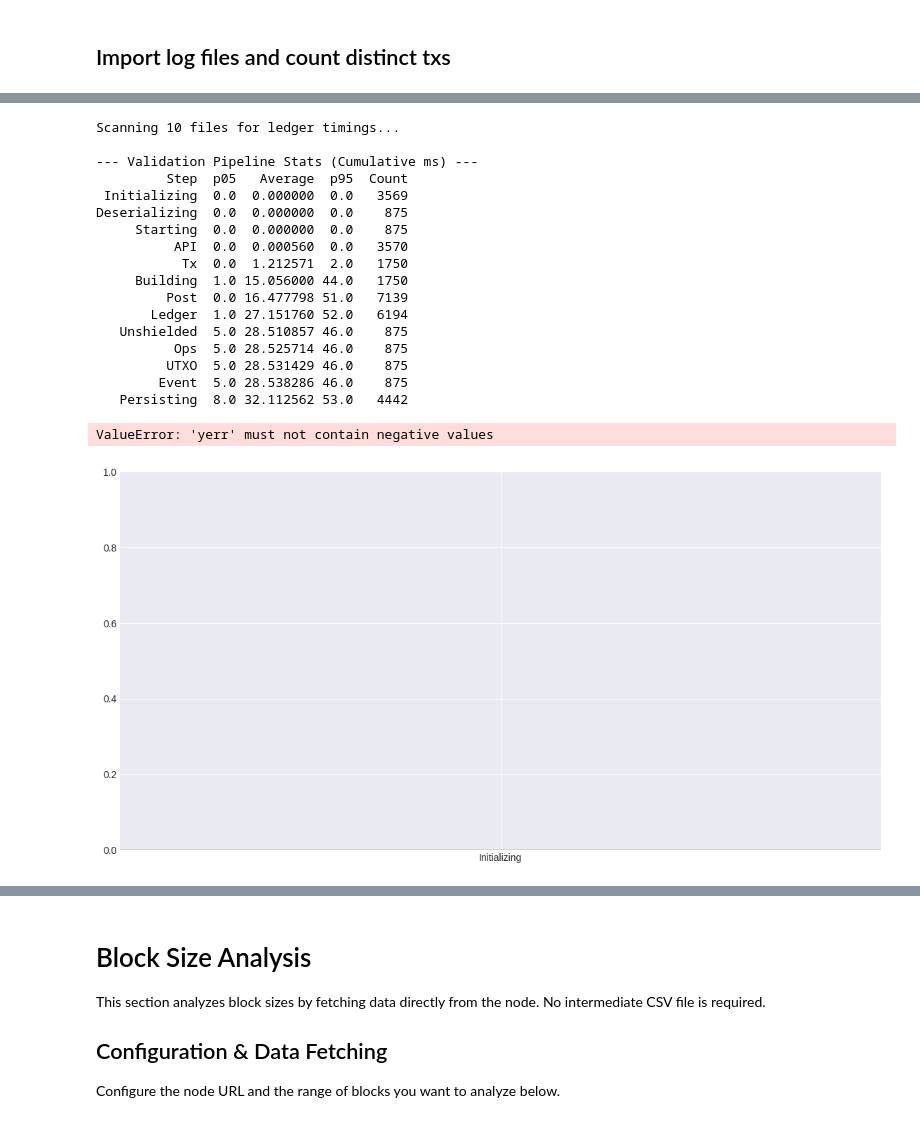
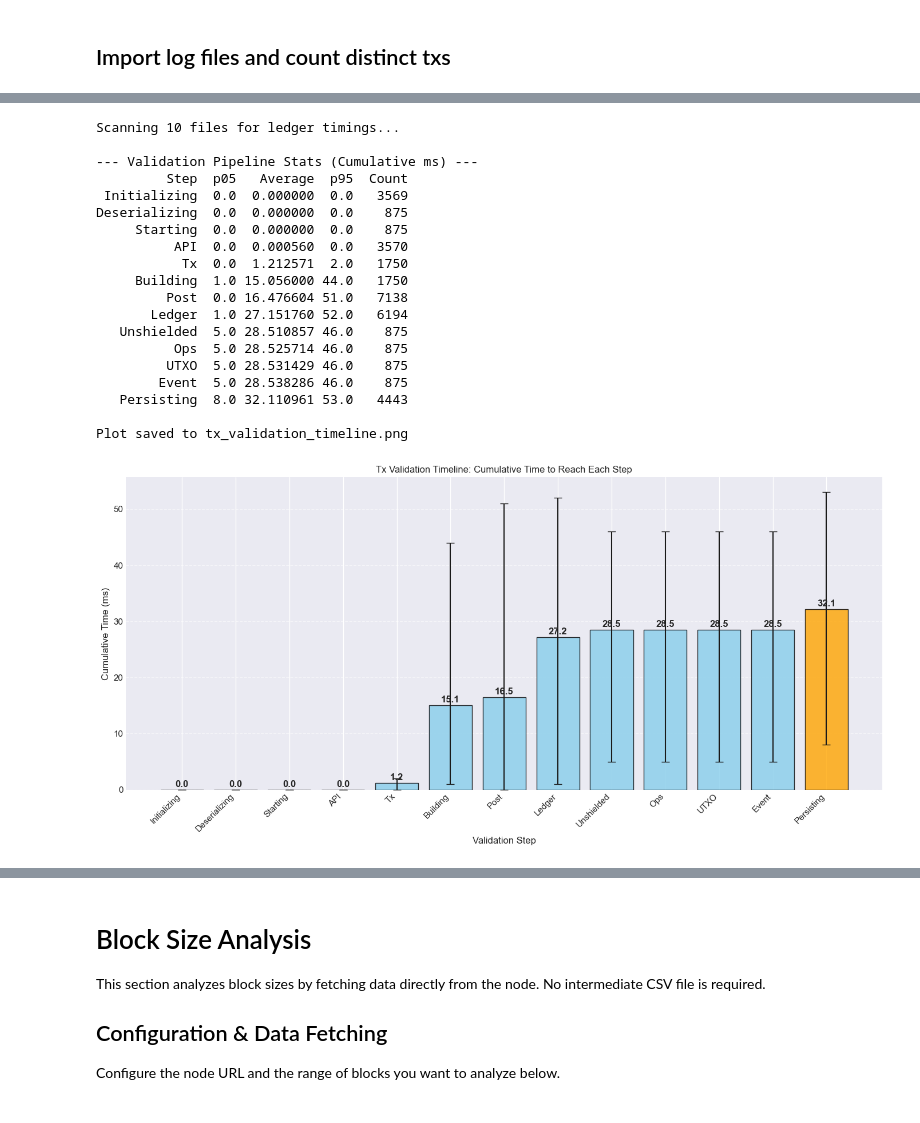
Before and after one commit to midnightntwrk/partner-chains, a Jupyter notebook: e2e-tests/utils/benchmarks/jupyter/analyze_tx_logs.ipynb, the cells around one changed output, grey strips where cells are left out. Cells and saved outputs as stored; diff of their text form; code cells hidden in the pictures.

Commit message:
benchmarking: fixed some scripts

```diff
--- a/e2e-tests/utils/benchmarks/jupyter/analyze_tx_logs.ipynb
+++ b/e2e-tests/utils/benchmarks/jupyter/analyze_tx_logs.ipynb
@@ -38,7 +38,7 @@ larrys_time_range = '{"from":"2026-01-28 13:30:00","to":"2026-01-28 14:15:00"}'
 
 
 TIME_RANGE = larrys_time_range
-BASE_PATH = '/home/christos/IOHK/repos/partner-chains/e2e-tests/utils/benchmarks/logs'
+BASE_PATH = '/Users/larry/Project/iohk/partner-chains/e2e-tests/utils/benchmarks/logs'
 
 # Parse date values
 time_data = json.loads(TIME_RANGE)
@@ -639,19 +639,6 @@ print(f"Max TXs in Single Block:     {MAX_TXS_IN_SINGLE_BLOCK}")
 print(f"Max Mempool Depth:           {MAX_MEMPOOL_DEPTH} txs")
 print(f"Avg Mempool Depth:           {AVG_MEMPOOL_DEPTH:.1f} txs")
 print("=" * 50)
-
-print("\n" + "=" * 50)
-print("PER-NODE MEMPOOL STATISTICS")
-print("=" * 50)
-
-for node, depths in NODE_DEPTHS.items():
-    if depths:
-        print(f"\n{node.upper()} Node:")
-        print(f"  Max mempool depth: {max(depths)}")
-        print(f"  Avg mempool depth: {np.mean(depths):.2f}")
-        print(f"  Min mempool depth: {min(depths)}")
-        print(f"  Sample count: {len(depths)}")
-print("=" * 50)
 # %% [output]
 2. Scanning Block Producers for Active Window (Non-empty blocks)...
 BLOCK    | USER TXS   | CREATED AT                 | FINALIZED AT
@@ -934,8 +921,8 @@ def plot_validation_timeline(df):
     final_step_idx = df['Average'].idxmax()
 
     # Error bars (relative to the average)
-    yerr_lower = averages - df['p05']
-    yerr_upper = df['p95'] - averages
+    yerr_lower = (averages - df['p05']).clip(lower=0)
+    yerr_upper = (df['p95'] - averages).clip(lower=0)
     error_bars = [yerr_lower, yerr_upper]
 
     plt.figure(figsize=(14, 7))
@@ -979,37 +966,38 @@ stats_df = calculate_statistics(raw_data)
 if not stats_df.empty:
     print("\n--- Validation Pipeline Stats (Cumulative ms) ---")
     # Display table
     print(stats_df[['Step', 'p05', 'Average', 'p95', 'Count']].to_string(index=False))
 
     # Print the specific "Total" the user requested
     total_row = stats_df[stats_df['Step'].str.contains("integrity ok", case=False)]
     if not total_row.empty:
         avg_total = total_row['Average'].values[0]
         print(f"\n✅ TOTAL VALIDATION TIME (Avg): {avg_total:.2f} ms")
 
     plot_validation_timeline(stats_df)
 else:
     print("No matching ledger logs found.")
 # %% [output]
 Scanning 10 files for ledger timings...
 
 --- Validation Pipeline Stats (Cumulative ms) ---
          Step  p05   Average  p95  Count
  Initializing  0.0  0.000000  0.0   3569
 Deserializing  0.0  0.000000  0.0    875
      Starting  0.0  0.000000  0.0    875
           API  0.0  0.000560  0.0   3570
            Tx  0.0  1.212571  2.0   1750
      Building  1.0 15.056000 44.0   1750
-         Post  0.0 16.477798 51.0   7139
+         Post  0.0 16.476604 51.0   7138
        Ledger  1.0 27.151760 52.0   6194
    Unshielded  5.0 28.510857 46.0    875
           Ops  5.0 28.525714 46.0    875
          UTXO  5.0 28.531429 46.0    875
         Event  5.0 28.538286 46.0    875
-   Persisting  8.0 32.112562 53.0   4442
+   Persisting  8.0 32.110961 53.0   4443
+
+Plot saved to tx_validation_timeline.png
-ValueError: 'yerr' must not contain negative values
-[figure, old version]
+[figure, new version]
 # %%
 #===================================================================================\
 # Plot block production timeline
```
Also changed, not shown: parts of 22 cells of this notebook.
